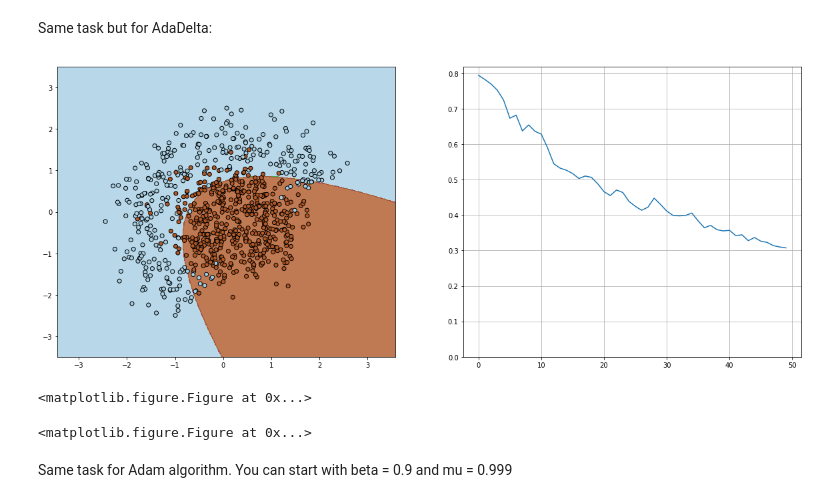
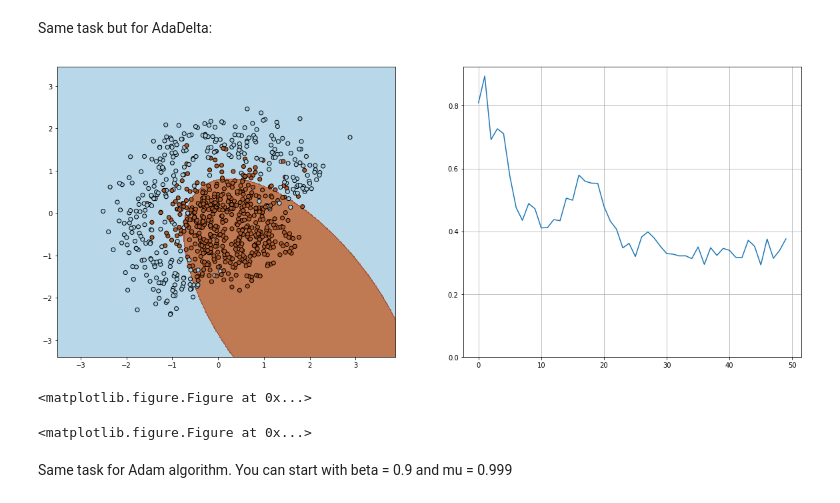
Before and after one commit to iasawseen/au_dl_course, a Jupyter notebook: seminar_2/task_1.ipynb, the cells around one changed output. Drawn from its saved outputs; the diff is of its cells as text; code cells hidden in the pictures.

```diff
--- a/seminar_2/task_1.ipynb
+++ b/seminar_2/task_1.ipynb
@@ -266,8 +269,8 @@ def update_weights_AdaGrad(w, c_w, alpha, eps, grad):
     w_upd = tf.assign(w, w - alpha / (tf.sqrt(c_w_upd) + eps) * grad)
     return w_upd
 
-alpha = 0.15 # learning rate
-gamma = 0.25 # momentum
+alpha = 0.45 # learning rate
+gamma = 0.7 # momentum
 eps = 1e-8  # A small constant for numerical stability
 
 c_w = tf.Variable([0,0,0,0,0,0], dtype=tf.float64, name='momentum')
@@ -309,41 +312,40 @@ def update_weights_AdaDelta(w, c_w, alpha, beta, eps, grad):
     w_upd = tf.assign(w, w - alpha / (tf.sqrt(c_w_upd) + eps) * grad)
     return w_upd
 
-alpha = 0.05 # learning rate
+alpha = 0.15 # learning rate
 beta = 0.25
-mu    = 0.25 # momentum
+mu = 0.2 # momentum
 eps = 1e-8  # A small constant for numerical stability
 
 w = np.array([1,0,0,0,0,0], dtype=np.float32)
 W_delta = tf.Variable(w, dtype=tf.float64, name='W')
 c_w_delta = tf.Variable([0,0,0,0,0,0], dtype=tf.float64, name='momentum')
 
 L_delta = compute_loss(X_place, Y_place, W_delta)
 grad_delta = compute_grad(X_place, Y_place, W_delta)
 
 W_upd_AdaDelta = update_weights_AdaDelta(W_delta, c_w_delta, alpha, beta, eps, grad_delta)
 
 n_iter = 50
 batch_size = 4
 loss = np.zeros(n_iter)
 plt.figure(figsize=(12,5))
 
 with tf.Session() as sess:
     sess.run(tf.global_variables_initializer())
 
     for i in range(n_iter):
         ind = random.sample(range(X.shape[0]), batch_size)
         X_batch = X[ind,:]
         Y_batch = y[ind].reshape((batch_size, 1))
         loss[i] = sess.run(L_delta, feed_dict={X_place:X, Y_place:y.reshape((-1, 1))})
         w = sess.run(W_upd_AdaDelta, feed_dict={X_place:X_batch, Y_place:Y_batch})
 #         visualize(X[ind,:], y[ind], w, loss[i], n_iter)
 
-
 visualize(X, y, w, loss, n_iter)
 plt.clf()
 # %% [output]
-[figure, old version]
+[figure, new version]
 <matplotlib.figure.Figure at 0x...>
 <matplotlib.figure.Figure at 0x...>
 # %% [markdown]
```
Also changed, not shown: parts of 4 cells of this notebook.
